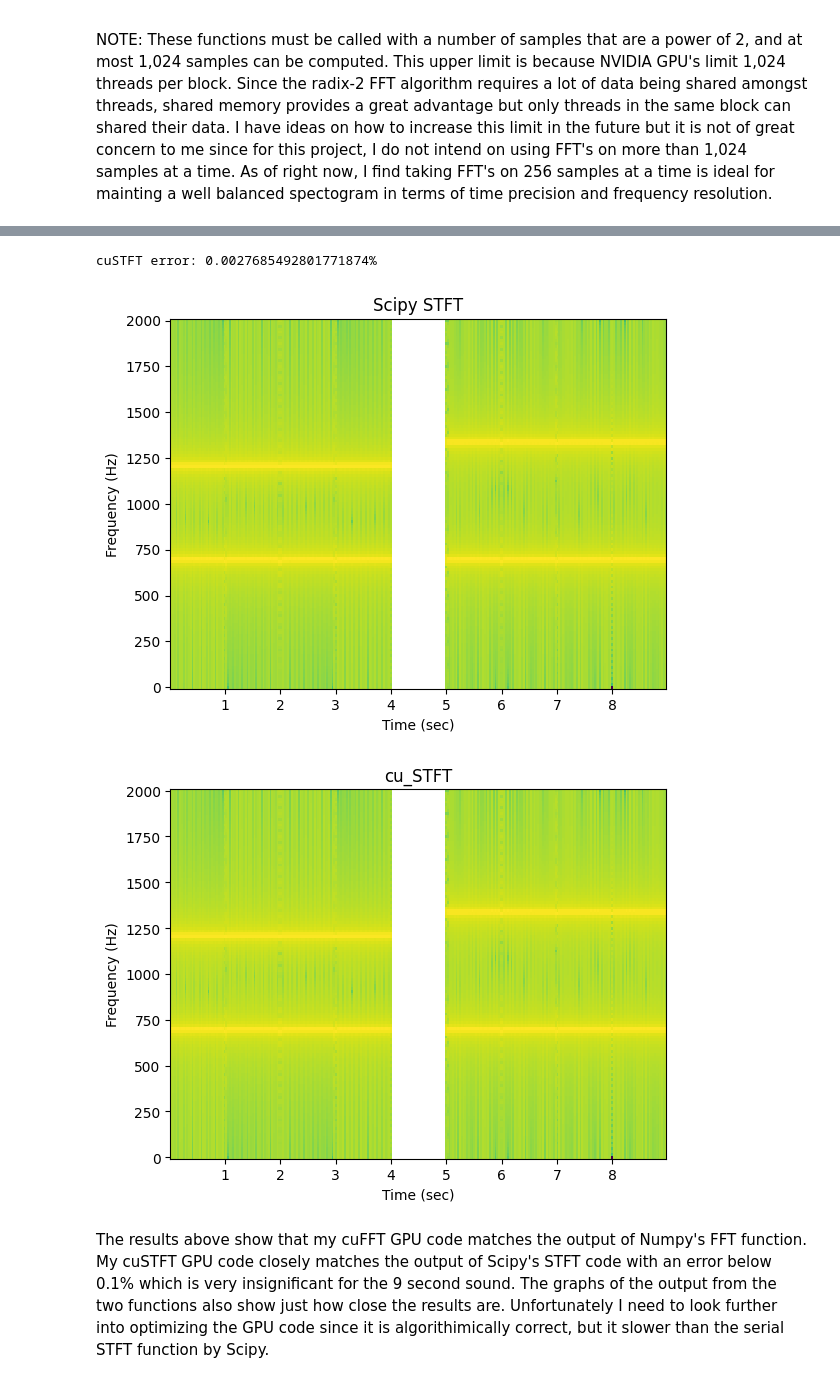
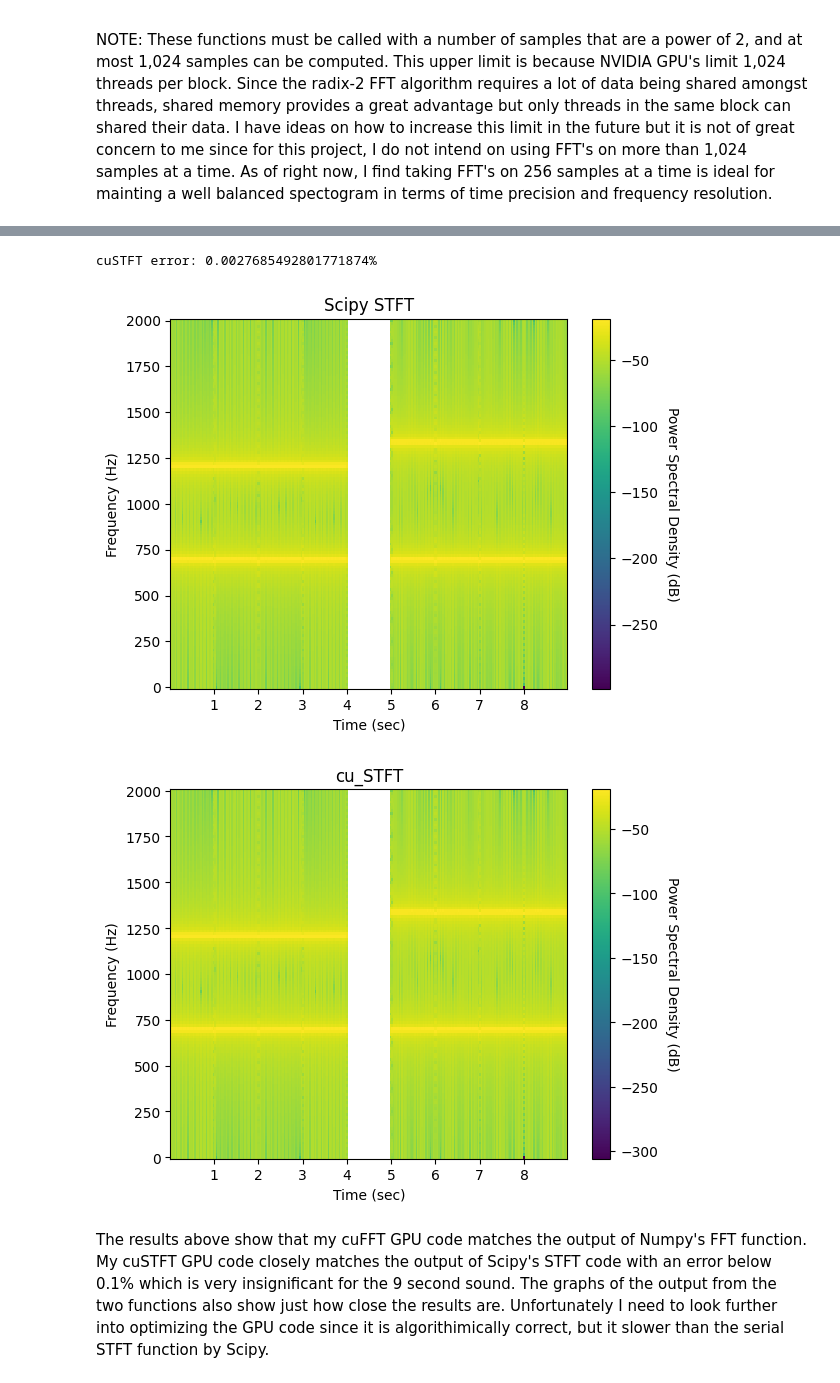
Before and after one commit to jorgejc2/MusicClassification, a Jupyter notebook: stft_introduction.ipynb, the cells around one changed output, grey strips where cells are left out. Drawn from its saved outputs; the diff is of its cells as text; code cells hidden in the pictures.

```diff
--- a/stft_introduction.ipynb
+++ b/stft_introduction.ipynb
@@ -283,9 +283,11 @@ cu_end = time()
 print("cuSTFT took {} ms to finish".format((cu_end - cu_start)*1000))
 scipy_start = time()
 f, t, scipy_result = scipy.signal.stft(ts, fs=sample_rate, window="boxcar", nperseg=nfft, noverlap=None if noverlap == -1 else noverlap, nfft=nfft, detrend=False, return_onesided=True, boundary=None, padded=False, axis=-1, scaling='psd')
-# calculate power spectral density of every entry
+# convert to power spectral density
+# since scipy_result is a complex spectrum, the equation to get PSD is 20*log10(abs(scipy_result))
+# https://dsp.stackexchange.com/questions/54811/how-to-calculate-the-psd-from-the-complex-calculated-stft
 scipy_result = np.abs(scipy_result)
-scipy_result = 10*np.log10(scipy_result)
+scipy_result = 20*np.log10(scipy_result)
 scipy_end = time()
 print("scipy's stft took {} ms to finish".format((scipy_end - scipy_start)*1000))
 result = result[:,:-1] # my stft always takes one more time slice than scipy stft does
@@ -306,11 +308,17 @@ plt.title("Scipy STFT")
 plt.xlabel("Time (sec)")
 plt.ylabel("Frequency (Hz)")
 plt.pcolormesh(t, f, scipy_result)
+cbar = plt.colorbar()
+cbar.ax.get_yaxis().labelpad = 15
+cbar.ax.set_ylabel('Power Spectral Density (dB)', rotation=270)
 plt.show()
 
 plt.title("cu_STFT")
 plt.xlabel("Time (sec)")
 plt.ylabel("Frequency (Hz)")
 plt.pcolormesh(t, f, result)
+cbar = plt.colorbar()
+cbar.ax.get_yaxis().labelpad = 15
+cbar.ax.set_ylabel('Power Spectral Density (dB)', rotation=270)
 plt.show()
 # %% [output]
@@ -323,5 +331,5 @@ scipy's stft took 3.0045509338378906 ms to finish
 cuSTFT error: 0.0027685492801771874%
-[figure, old version]
+[figure, new version]
-[figure, old version]
+[figure, new version]
 # %% [markdown]
 The results above show that my cuFFT GPU code matches the output of Numpy's FFT function. My cuSTFT GPU code closely matches the output of Scipy's STFT code with an error below 0.1% which is very insignificant for the 9 second sound. The graphs of the output from the two functions also show just how close the results are. Unfortunately I need to look further into optimizing the GPU code since it is algorithimically correct, but it slower than the serial STFT function by Scipy.
```
Also changed, not shown: parts of 1 cell of this notebook, 8 other files.
